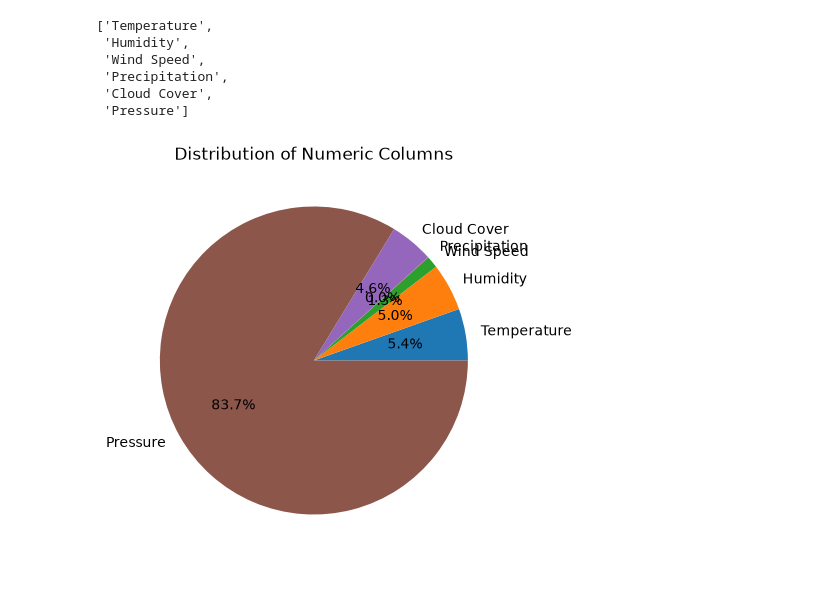
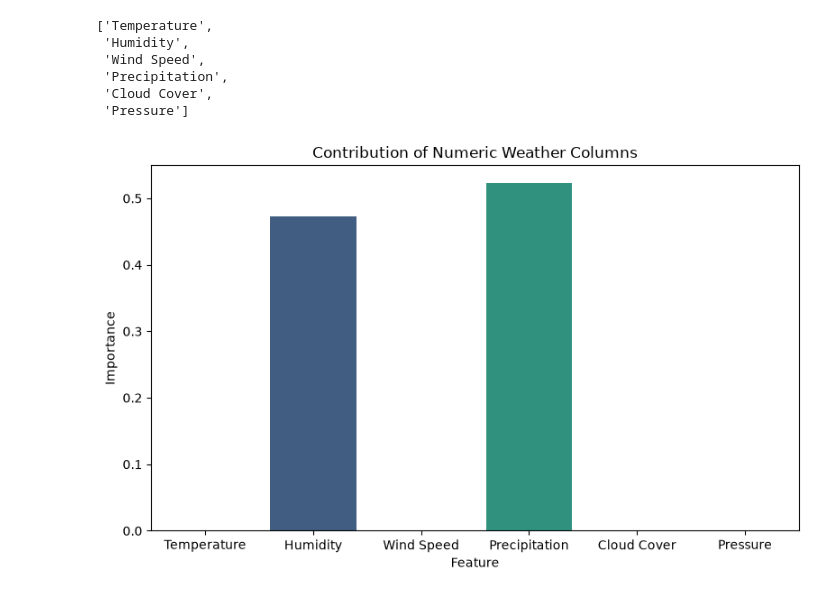
Before and after one commit to Ritupriya-Chowdhury/USA-Rain-Prediction, a Jupyter notebook: usa_rain_prediction.ipynb, the cells around one changed output. Saved outputs shown, nothing was run; the diff lists cells and outputs as text; code cells hidden in the pictures.

Commit message:
Visualize the important features of rain

```diff
--- a/usa_rain_prediction.ipynb
+++ b/usa_rain_prediction.ipynb
@@ -122,11 +123,17 @@ num_cols
  'Cloud Cover',
  'Pressure']
 # %%
-data=df[num_cols]
-fig=plt.figure(figsize=(8,5))
-plt.pie(data.sum(), labels=num_cols, autopct='%1.1f%%' )
-plt.title('Distribution of Numeric Columns')
-plt.tight_layout
+X_num=df[num_cols]
+rf_num=RandomForestClassifier(n_estimators=300, random_state=42, n_jobs=-1 )
+rf_num.fit(X_num,y)
+imp_num=pd.DataFrame({
+    'Feature': num_cols,
+    'Importance': rf_num.feature_importances_
+})
+plt.figure(figsize=(8, 5))
+sns.barplot(data=imp_num, x='Feature', y='Importance', hue='Feature',palette='viridis')
+plt.title('Contribution of Numeric Weather Columns')
+plt.tight_layout()
 plt.show()
 # %% [output]
-[figure, old version]
+[figure, new version]
```
Also changed, not shown: parts of 3 cells of this notebook.
